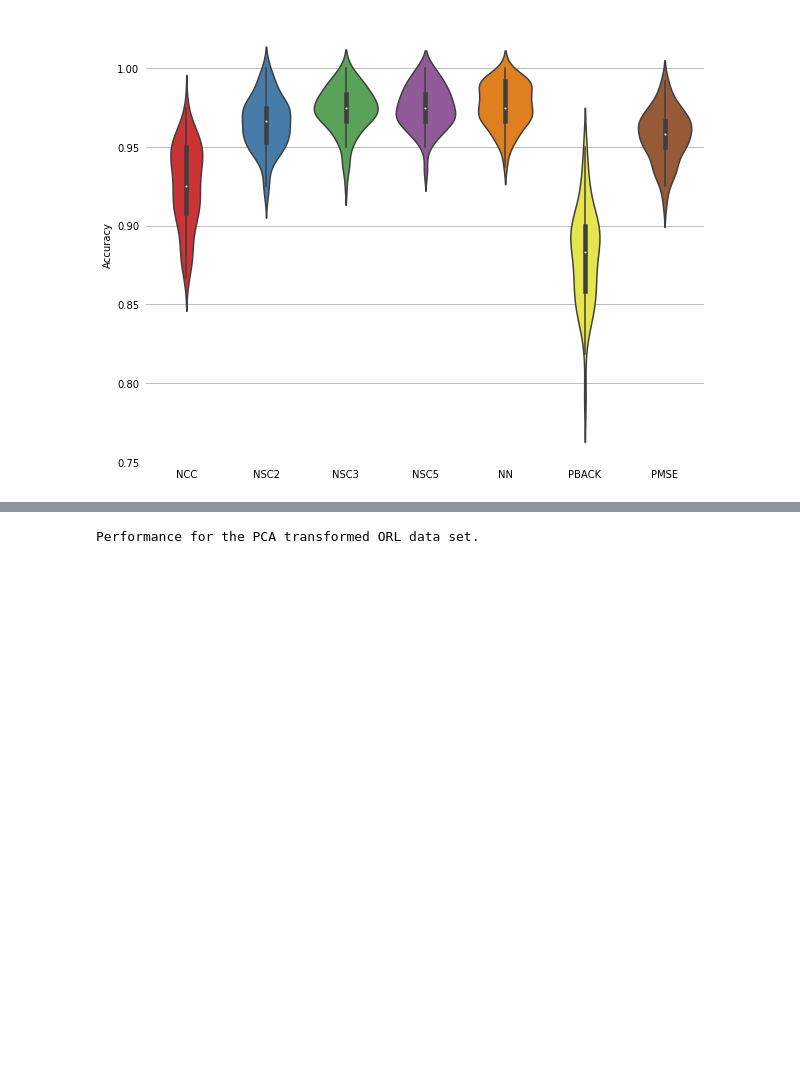
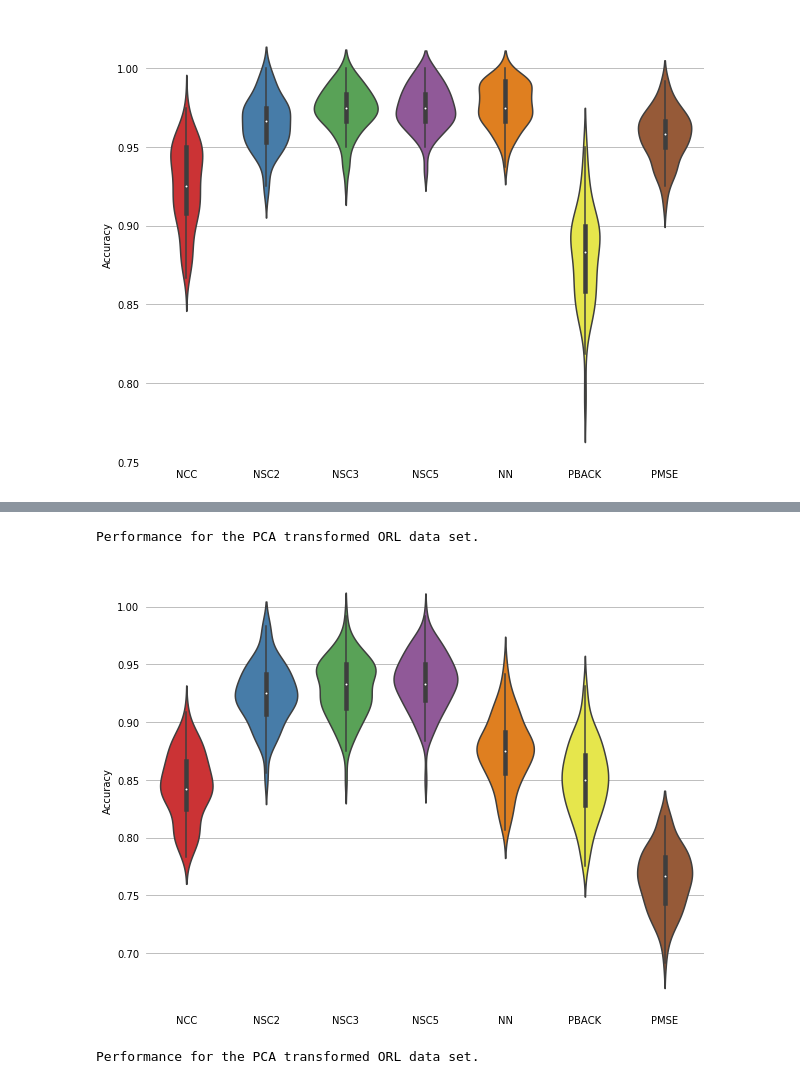
Before and after one commit to sheikhomar/popan, a Jupyter notebook: notebooks/performance-visualisation-v2.ipynb, the cells around one changed output, grey strips where cells are left out. Cells and saved outputs as stored; diff of their text form; code cells hidden in the pictures; blank space fills up the shorter version.

```diff
--- a/notebooks/performance-visualisation-v2.ipynb
+++ b/notebooks/performance-visualisation-v2.ipynb
@@ -55,3 +60,8 @@ Performance for the original ORL data set.
+# %%
+plot_boxplot('orl_pca13')
+# %% [output]
+Performance for the PCA transformed ORL data set.
+[figure, added]
 # %%
 plot_boxplot('orl_pca')
 # %% [output]
```
Also changed, not shown: parts of 2 cells of this notebook, 3 other files.
